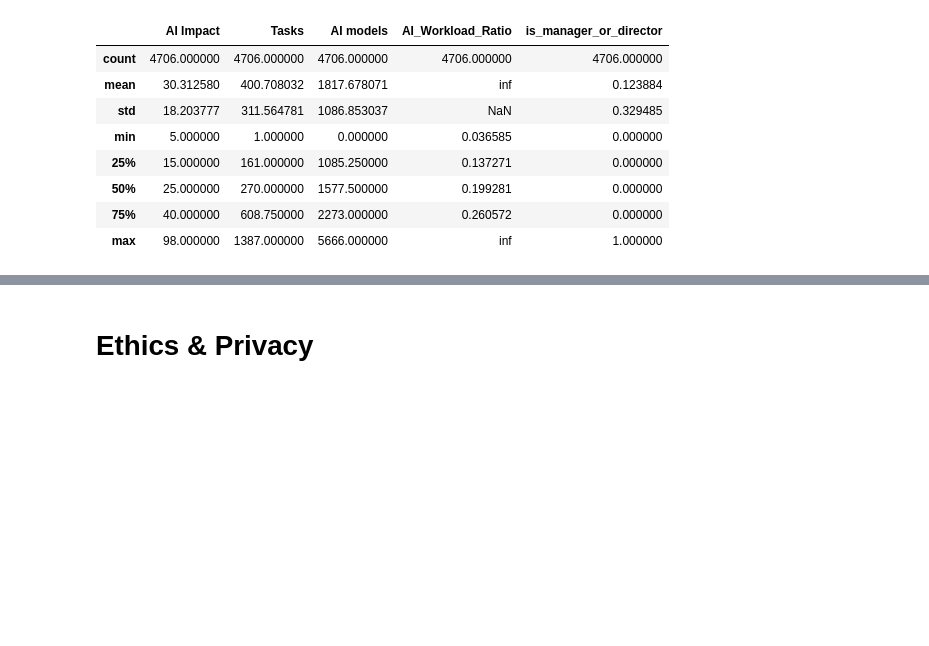
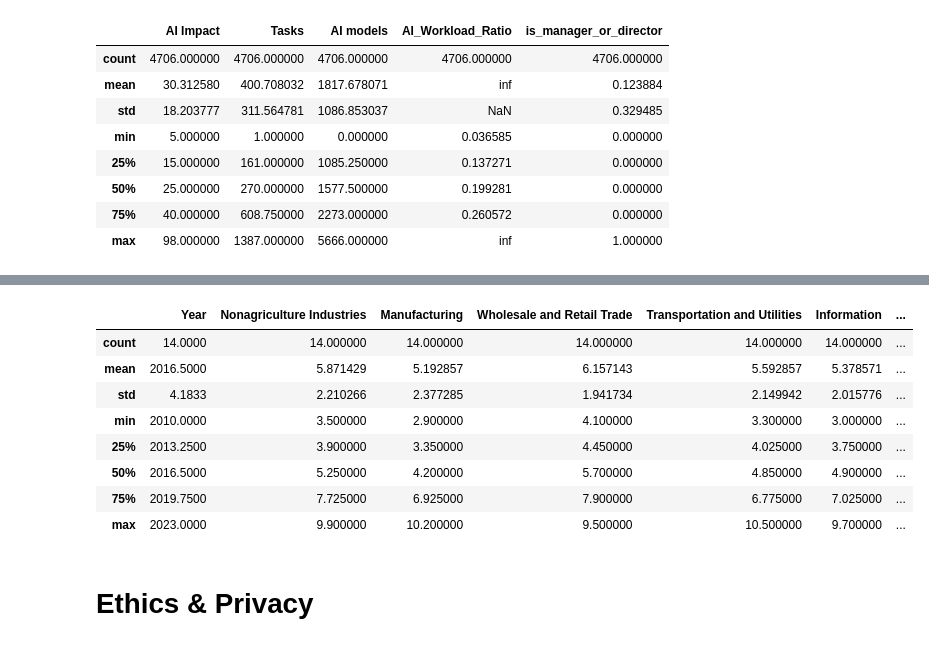
Before and after one commit to arpita-pandey/COGS108_FinalProject, a Jupyter notebook: DataCheckpoint_Group148_WI25.ipynb, the cells around one changed output, grey strips where cells are left out. Drawn from its saved outputs; the diff is of its cells as text; code cells hidden in the pictures; blank space fills up the shorter version.

```diff
--- a/DataCheckpoint_Group148_WI25.ipynb
+++ b/DataCheckpoint_Group148_WI25.ipynb
@@ -123,3 +150,15 @@ df.describe()
+# %%
+df_2.describe()
+# %% [output]
+|  | Year | Nonagriculture Industries | Manufacturing | Wholesale and Retail Trade | Transportation and Utilities | Information | ... |
+| count | 14.0000 | 14.000000 | 14.000000 | 14.000000 | 14.000000 | 14.000000 | ... |
+| mean | 2016.5000 | 5.871429 | 5.192857 | 6.157143 | 5.592857 | 5.378571 | ... |
+| std | 4.1833 | 2.210266 | 2.377285 | 1.941734 | 2.149942 | 2.015776 | ... |
+| min | 2010.0000 | 3.500000 | 2.900000 | 4.100000 | 3.300000 | 3.000000 | ... |
+| 25% | 2013.2500 | 3.900000 | 3.350000 | 4.450000 | 4.025000 | 3.750000 | ... |
+| 50% | 2016.5000 | 5.250000 | 4.200000 | 5.700000 | 4.850000 | 4.900000 | ... |
+| 75% | 2019.7500 | 7.725000 | 6.925000 | 7.900000 | 6.775000 | 7.025000 | ... |
+| max | 2023.0000 | 9.900000 | 10.200000 | 9.500000 | 10.500000 | 9.700000 | ... |
 # %% [markdown]
 # Ethics & Privacy
 # %% [markdown]
```
Also changed, not shown: parts of 6 cells of this notebook.
